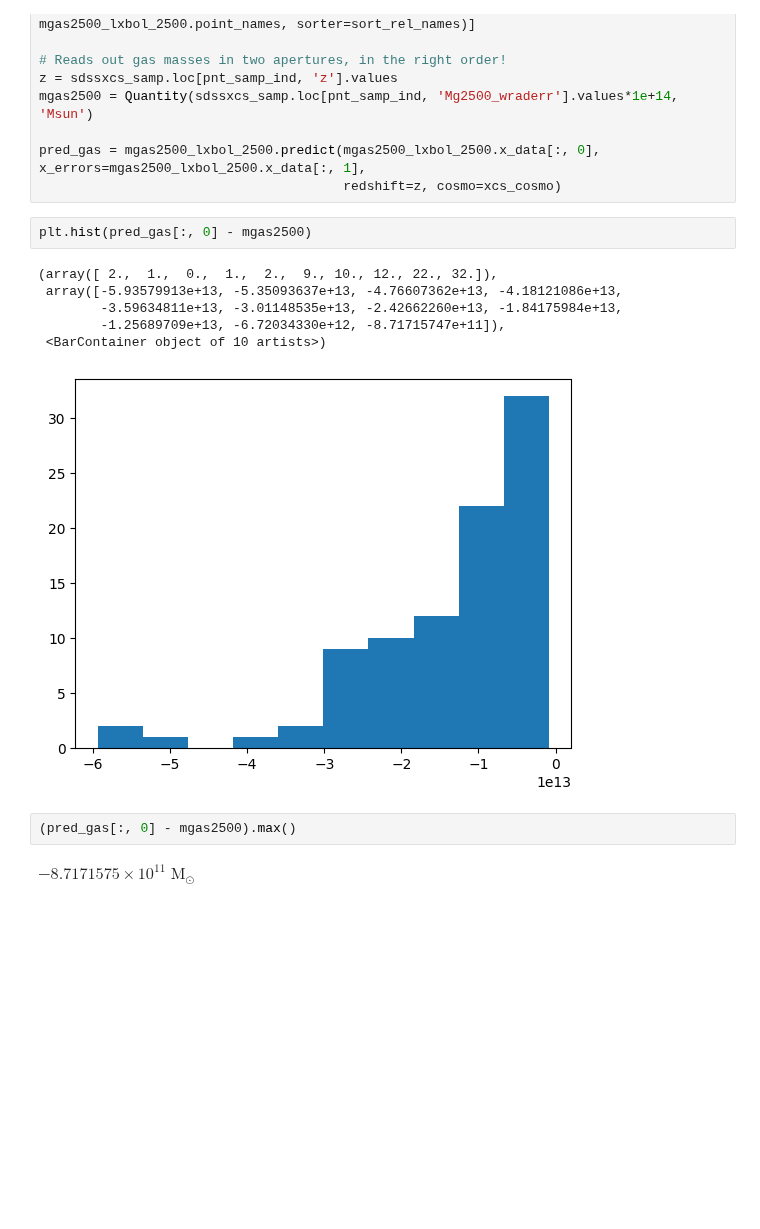
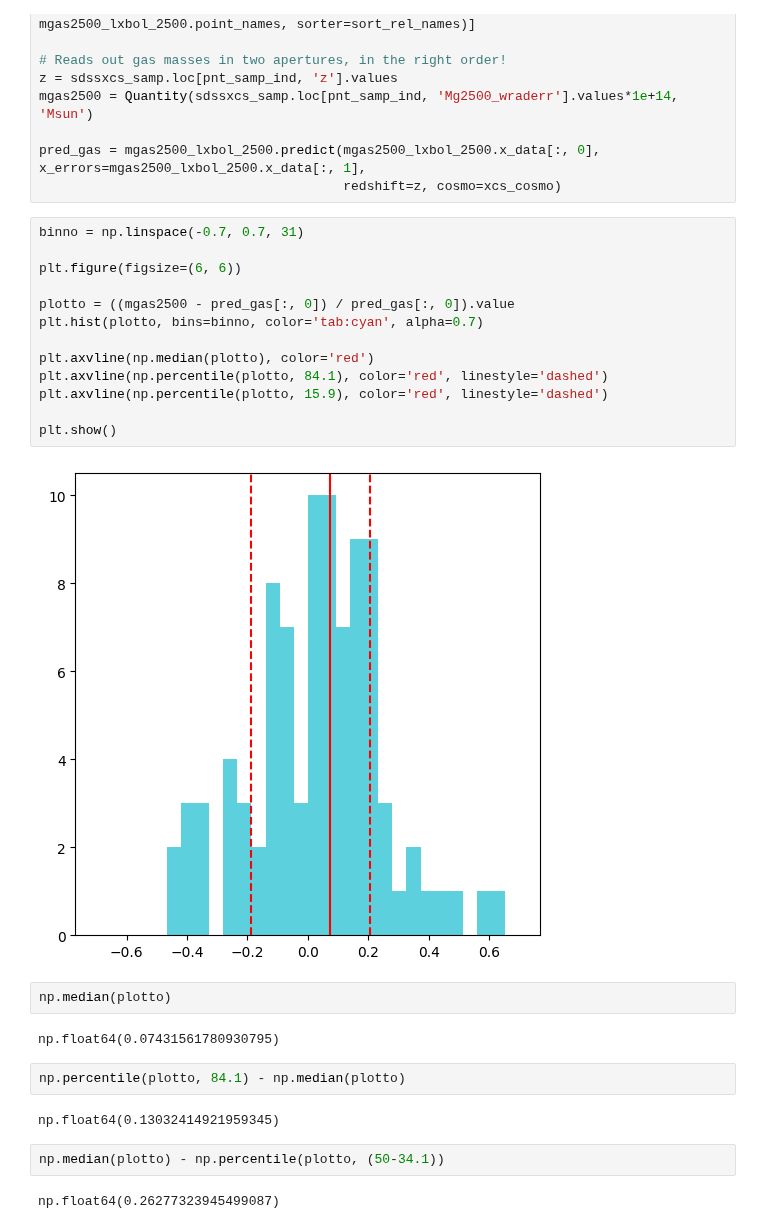
Before and after one commit to DavidT3/XCS-Mass-II-Analysis, a Jupyter notebook: notebooks/exploring_scatter/gasmass-Lx_as_scatter_diagnostic.ipynb, the cells around one changed output. Cells and saved outputs as stored; diff of their text form; blank space fills up the shorter version.

Commit message:
More experimenting in the gasmass-Lx scatter diagnostic notebook

```diff
--- a/notebooks/exploring_scatter/gasmass-Lx_as_scatter_diagnostic.ipynb
+++ b/notebooks/exploring_scatter/gasmass-Lx_as_scatter_diagnostic.ipynb
@@ -208,15 +213,29 @@ mgas2500 = Quantity(sdssxcs_samp.loc[pnt_samp_ind, 'Mg2500_wraderr'].values*1e+1
 pred_gas = mgas2500_lxbol_2500.predict(mgas2500_lxbol_2500.x_data[:, 0], x_errors=mgas2500_lxbol_2500.x_data[:, 1],
                                        redshift=z, cosmo=xcs_cosmo)
 # %%
-plt.hist(pred_gas[:, 0] - mgas2500)
+binno = np.linspace(-0.7, 0.7, 31)
+
+plt.figure(figsize=(6, 6))
+
+plotto = ((mgas2500 - pred_gas[:, 0]) / pred_gas[:, 0]).value
+plt.hist(plotto, bins=binno, color='tab:cyan', alpha=0.7)
+
+plt.axvline(np.median(plotto), color='red')
+plt.axvline(np.percentile(plotto, 84.1), color='red', linestyle='dashed')
+plt.axvline(np.percentile(plotto, 15.9), color='red', linestyle='dashed')
+
+plt.show()
 # %% [output]
-(array([ 2.,  1.,  0.,  1.,  2.,  9., 10., 12., 22., 32.]),
- array([-5.93579913e+13, -5.35093637e+13, -4.76607362e+13, -4.18121086e+13,
-        -3.59634811e+13, -3.01148535e+13, -2.42662260e+13, -1.84175984e+13,
-        -1.25689709e+13, -6.72034330e+12, -8.71715747e+11]),
- <BarContainer object of 10 artists>)
-[figure, old version]
+[figure, new version]
-# %%
-(pred_gas[:, 0] - mgas2500).max()
-# %% [output]
-$-8.7171575 \times 10^{11} \; \mathrm{M_{\odot}}$
+# %%
+np.median(plotto)
+# %% [output]
+np.float64(0.07431561780930795)
+# %%
+np.percentile(plotto, 84.1) - np.median(plotto)
+# %% [output]
+np.float64(0.13032414921959345)
+# %%
+np.median(plotto) - np.percentile(plotto, (50-34.1))
+# %% [output]
+np.float64(0.26277323945499087)
```
Also changed, not shown: parts of 57 cells of this notebook.
